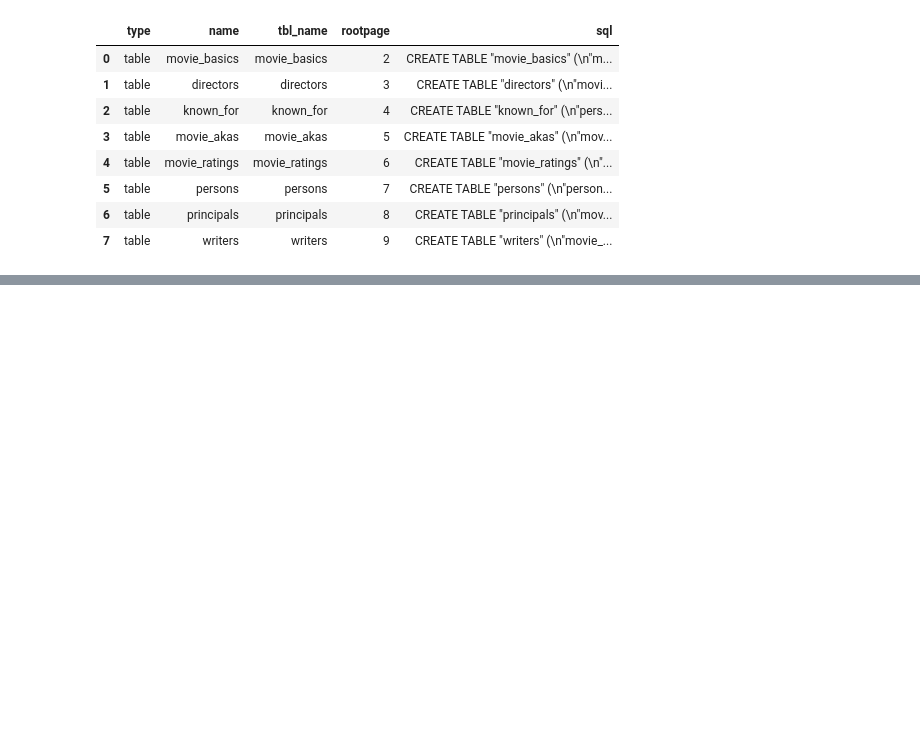
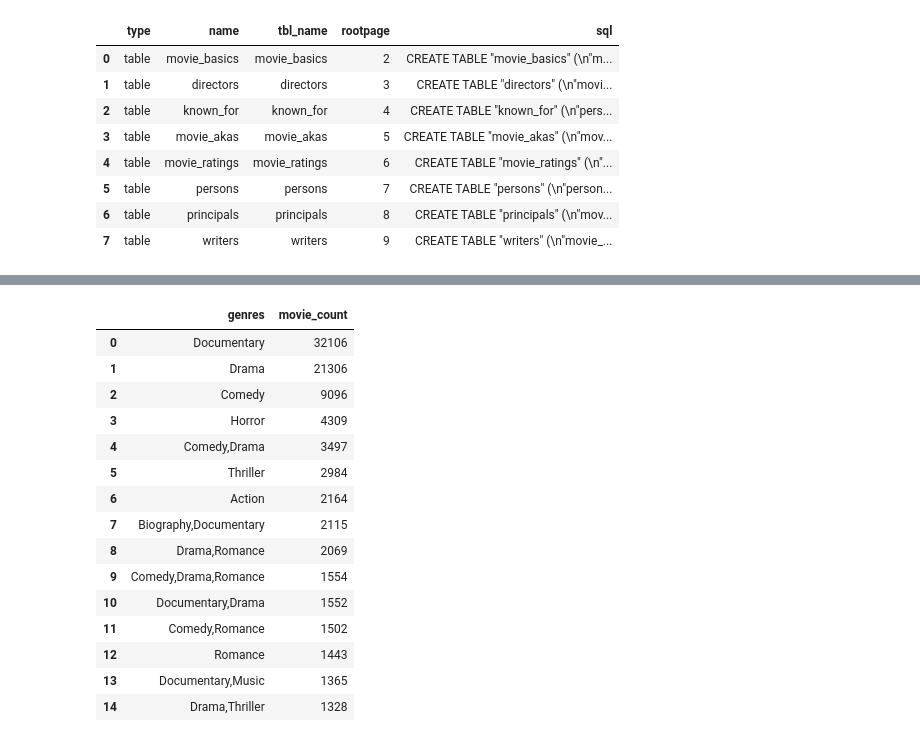
Before and after one commit to drivernf/dsc-sql-summative-lab, a Jupyter notebook: SQLSummativeLab.ipynb, the cells around one changed output, grey strips where cells are left out. Cells and saved outputs as stored; diff of their text form; code cells hidden in the pictures; blank space fills up the shorter version.

```diff
--- a/SQLSummativeLab.ipynb
+++ b/SQLSummativeLab.ipynb
@@ -502,0 +523,30 @@ None
+# %%
+# Genre Counts
+genres = pd.read_sql_query("""
+    SELECT genres, COUNT(*) AS movie_count
+    FROM movie_basics
+    WHERE start_year <= 2019
+    AND genres IS NOT NULL
+    GROUP BY genres
+    ORDER BY movie_count DESC
+    LIMIT 15;
+""", conn4)
+
+genres
+# %% [output]
+|  | genres | movie_count |
+| 0 | Documentary | 32106 |
+| 1 | Drama | 21306 |
+| 2 | Comedy | 9096 |
+| 3 | Horror | 4309 |
+| 4 | Comedy,Drama | 3497 |
+| 5 | Thriller | 2984 |
+| 6 | Action | 2164 |
+| 7 | Biography,Documentary | 2115 |
+| 8 | Drama,Romance | 2069 |
+| 9 | Comedy,Drama,Romance | 1554 |
+| 10 | Documentary,Drama | 1552 |
+| 11 | Comedy,Romance | 1502 |
+| 12 | Romance | 1443 |
+| 13 | Documentary,Music | 1365 |
+| 14 | Drama,Thriller | 1328 |
```
Also changed, not shown: parts of 2 cells of this notebook.
